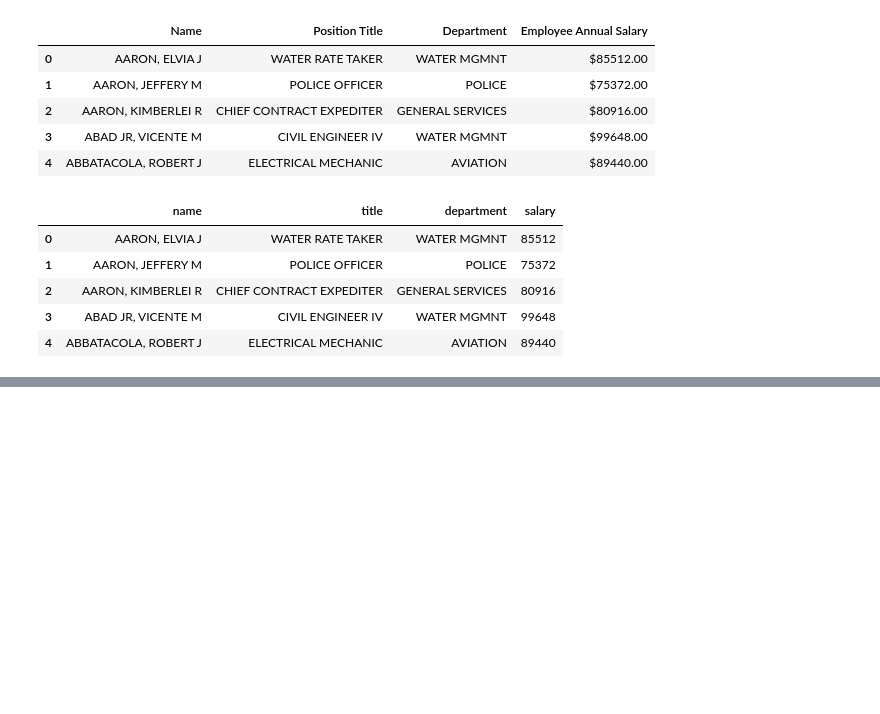
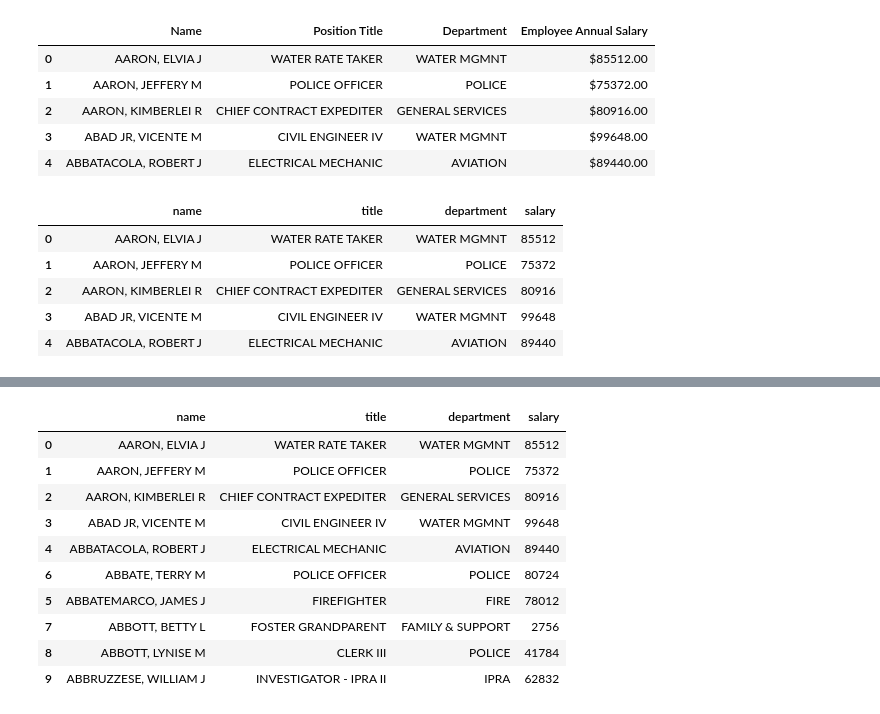
Before and after one commit to vanzaj/pytalks, a Jupyter notebook: 20151011_PyDataSG_ipywdg/ipywdg.ipynb, the cells around one changed output, grey strips where cells are left out. Drawn from its saved outputs; the diff is of its cells as text; code cells hidden in the pictures; blank space fills up the shorter version.

```diff
--- a/20151011_PyDataSG_ipywdg/ipywdg.ipynb
+++ b/20151011_PyDataSG_ipywdg/ipywdg.ipynb
@@ -182,0 +194,20 @@ def sortdf(colname='name', ascend=False):
+# %%
+iw = wdg.interactive(sortdf,
+                     ascend=wdg.Checkbox(description="Ascend:", value=True),
+                     column=wdg.Dropdown(description="Column:", options=colnames, value='name'))
+
+ctrl = wdg.VBox(sorted(iw.children))
+ctrl.on_displayed(lambda x: sortdf(**iw.kwargs))
+display(ctrl)
+# %% [output]
+|  | name | title | department | salary |
+| 0 | AARON, ELVIA J | WATER RATE TAKER | WATER MGMNT | 85512 |
+| 1 | AARON, JEFFERY M | POLICE OFFICER | POLICE | 75372 |
+| 2 | AARON, KIMBERLEI R | CHIEF CONTRACT EXPEDITER | GENERAL SERVICES | 80916 |
+| 3 | ABAD JR, VICENTE M | CIVIL ENGINEER IV | WATER MGMNT | 99648 |
+| 4 | ABBATACOLA, ROBERT J | ELECTRICAL MECHANIC | AVIATION | 89440 |
+| 6 | ABBATE, TERRY M | POLICE OFFICER | POLICE | 80724 |
+| 5 | ABBATEMARCO, JAMES J | FIREFIGHTER | FIRE | 78012 |
+| 7 | ABBOTT, BETTY L | FOSTER GRANDPARENT | FAMILY & SUPPORT | 2756 |
+| 8 | ABBOTT, LYNISE M | CLERK III | POLICE | 41784 |
+| 9 | ABBRUZZESE, WILLIAM J | INVESTIGATOR - IPRA II | IPRA | 62832 |
```
Also changed, not shown: parts of 6 cells of this notebook.
